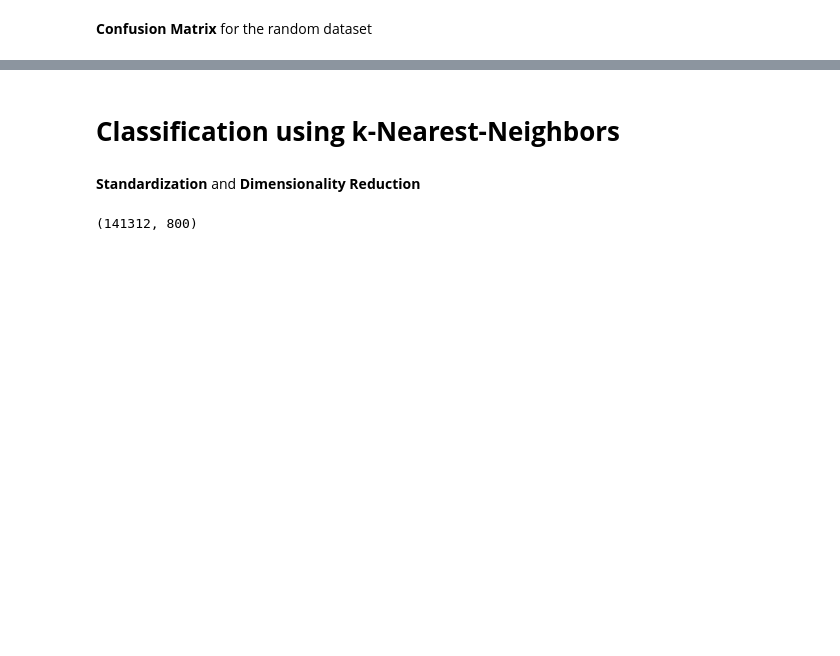
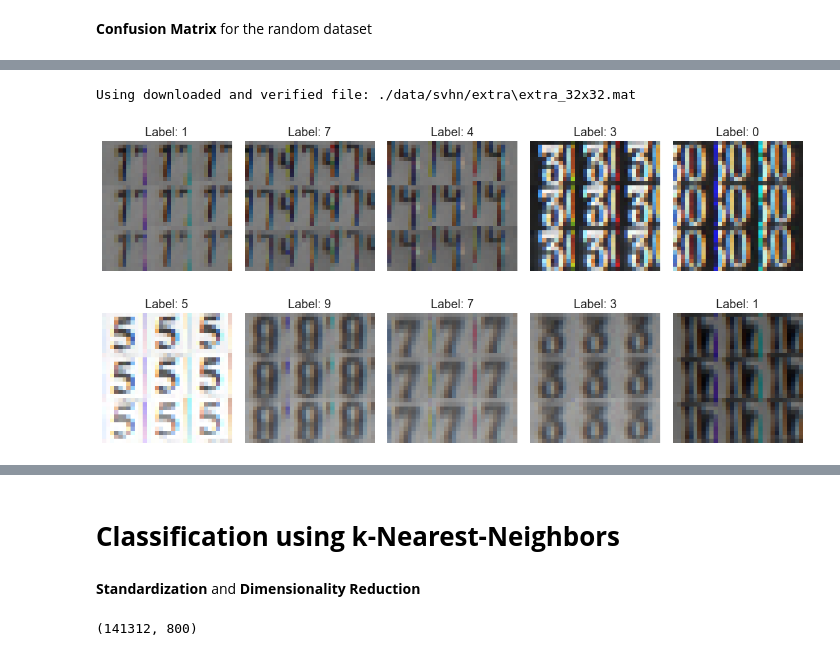
Before and after one commit to kpetridis24/neural-networks, a Jupyter notebook: cnn-classifier.ipynb, the cells around one changed output, grey strips where cells are left out. Cells and saved outputs as stored; diff of their text form; code cells hidden in the pictures; blank space fills up the shorter version.

```diff
--- a/cnn-classifier.ipynb
+++ b/cnn-classifier.ipynb
@@ -420,0 +426,20 @@ plot_confusion_matrix(
+# %%
+def display_digits(dataset, indices, pred=None):
+    num_images = len(indices)
+    fig, axes = plt.subplots(1, num_images, figsize=(12, 5))
+
+    for i, idx in enumerate(indices):
+        image, label = dataset[idx]
+        image = image.view(32, 32, 3)
+        image = image.squeeze().numpy()
+        axes[i].imshow(image, cmap='gray')
+
+        predicted = ""
+        if pred:
+            predicted = f", Predicted: {pred[i]}"
+
+        axes[i].set_title(f'Label: {label}' + predicted)
+        axes[i].axis('off')
+
+    plt.tight_layout()
+    plt.show()
@@ -420,0 +449,15 @@ plot_confusion_matrix(
+# %%
+extra_dataset = SVHN(
+    root="./data/svhn/extra",
+    split='extra',
+    download=True,
+    transform=transforms.ToTensor()
+)
+# %% [output]
+Using downloaded and verified file: ./data/svhn/extra\extra_32x32.mat
+# %%
+display_digits(extra_dataset, range(5, 10))
+display_digits(extra_dataset, range(1000, 1005))
+# %% [output]
+[figure, added]
+[figure, added]
```
Also changed, not shown: parts of 19 cells of this notebook, 2 other files.
